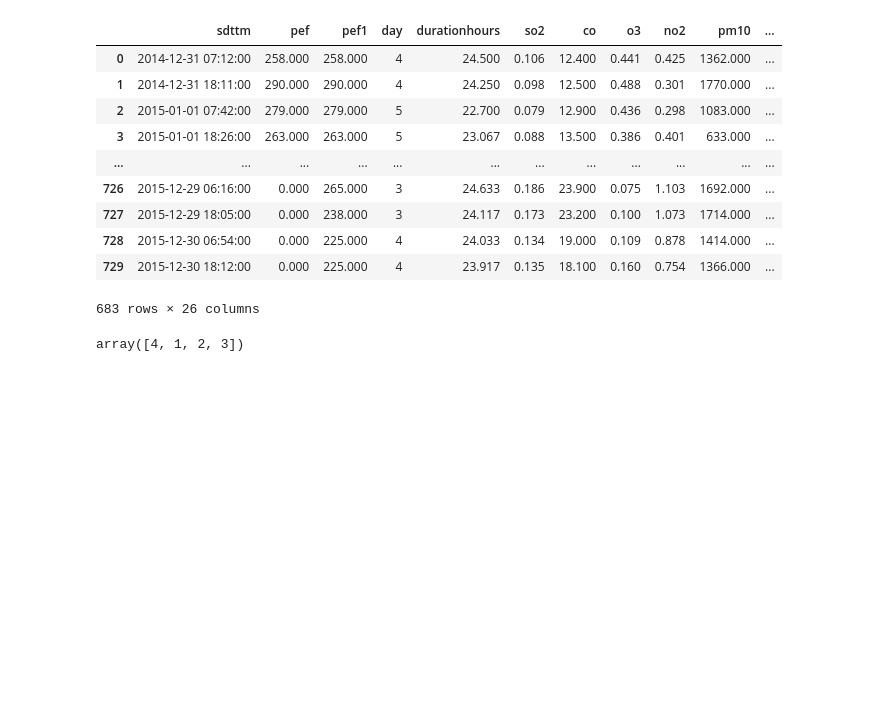
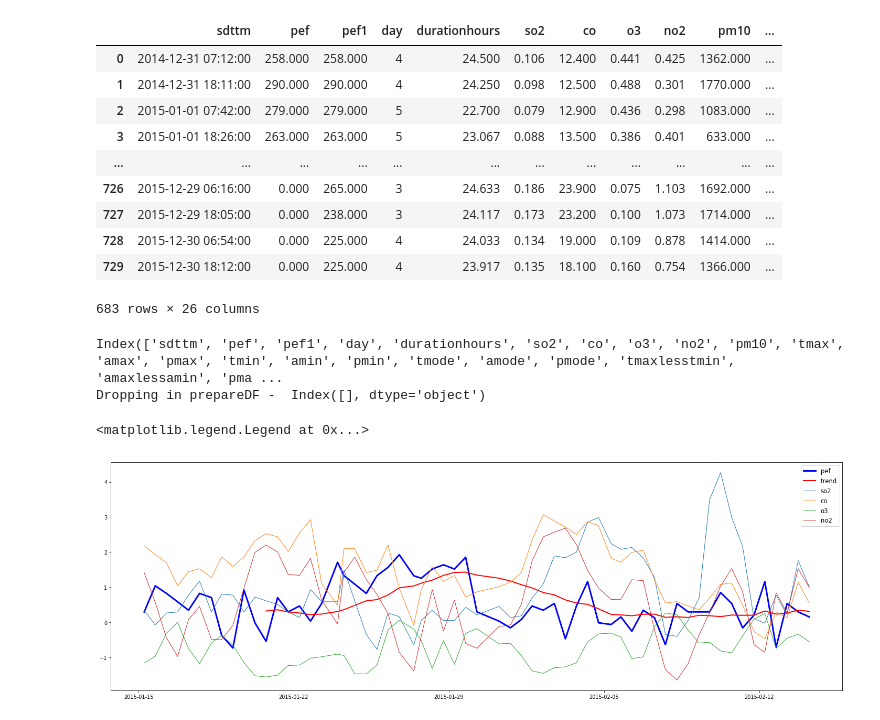
Before and after one commit to sada-narayanappa/Notebooks, a Jupyter notebook: SCHAS/pef/hans.ipynb, the cells around one changed output. Cells and saved outputs as stored; diff of their text form; code cells hidden in the pictures; blank space fills up the shorter version.

```diff
--- a/SCHAS/pef/hans.ipynb
+++ b/SCHAS/pef/hans.ipynb
@@ -39,6 +39,8 @@ pef[-10:]=0     # Set last 10 to zero for predictions
 df.insert(1, 'pef', pef)
 
 df.to_csv("HanD/hand1.csv", sep=';')
+df1 = df.copy()
+df1 = df1.set_index(df1.sdttm)
 df
 # %% [output]
 |  | sdttm | pef | pef1 | day | durationhours | so2 | co | o3 | no2 | pm10 | ... |
@@ -52,7 +54,35 @@ df
 | 728 | 2015-12-30 06:54:00 | 0.000 | 225.000 | 4 | 24.033 | 0.134 | 19.000 | 0.109 | 0.878 | 1414.000 | ... |
 | 729 | 2015-12-30 18:12:00 | 0.000 | 225.000 | 4 | 23.917 | 0.135 | 18.100 | 0.160 | 0.754 | 1366.000 | ... |
 683 rows × 26 columns
-# %%
-df.season.unique()
-# %% [output]
-array([4, 1, 2, 3])
+# %%
+print(df1.columns)
+
+scaler = StandardScaler()
+dp = prepareDF(df1, True)
+for c in dp.columns:
+    dp[c] = scaler.fit_transform(dp[c])
+
+plt.figure(figsize=(25, 8))
+plt.rc('font', size=14)
+
+dp = dp[30:90]
+dp = dp["so2,pef,co,o3,no2,pm10,tmax".split(',')]
+rolmean = pd.rolling_mean(dp.pef, window=12)
+
+plt.plot(dp.index, dp.pef, color='b', linewidth=3)
+plt.plot(dp.index, rolmean, color='r', linewidth=2, label='trend')
+plt.plot(dp.index, dp.so2)
+plt.plot(dp.index, dp.co)
+plt.plot(dp.index, dp.o3)
+plt.plot(dp.index, dp.no2)
+#plt.plot(dp.index, dp.pm10)
+#plt.plot(dp.index, dp.tmax)
+#plt.plot(dp.index, dp.amax)
+#plt.plot(dp.index, dp.pmax)
+
+plt.legend()
+# %% [output]
+Index(['sdttm', 'pef', 'pef1', 'day', 'durationhours', 'so2', 'co', 'o3', 'no2', 'pm10', 'tmax', 'amax', 'pmax', 'tmin', 'amin', 'pmin', 'tmode', 'amode', 'pmode', 'tmaxlesstmin', 'amaxlessamin', 'pma ...
+Dropping in prepareDF -  Index([], dtype='object')
+<matplotlib.legend.Legend at 0x...>
+[figure, added]
```
Also changed, not shown: parts of 6 cells of this notebook, 4 other files.
